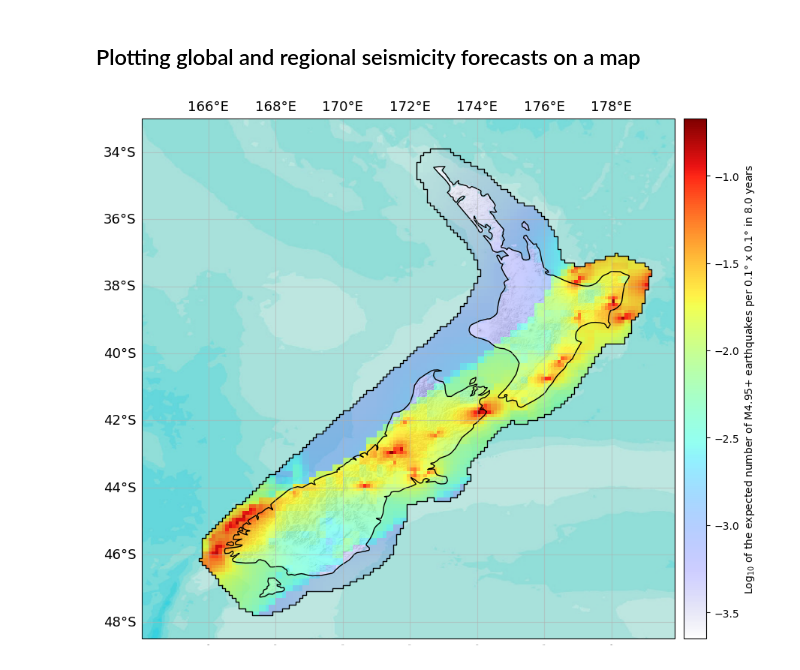
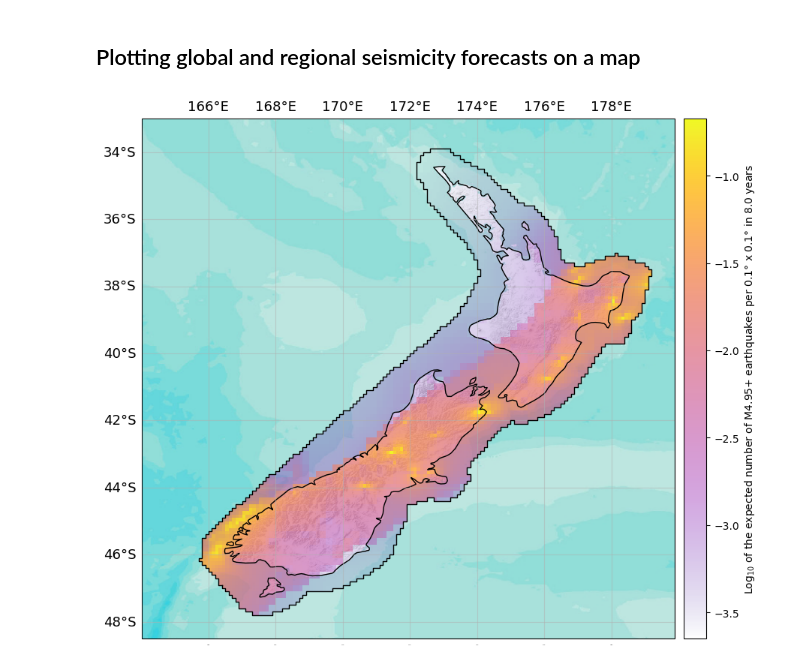
Before and after one commit to KennyGraham1/pyCSEP_followup_paper, a Jupyter notebook: notebooks/plot_figure_2.ipynb, the cells around one changed output. Drawn from its saved outputs; the diff is of its cells as text; code cells hidden in the pictures.

Commit message:
Changed cmap to help with color blindness

```diff
--- a/notebooks/plot_figure_2.ipynb
+++ b/notebooks/plot_figure_2.ipynb
@@ -328,32 +328,32 @@ gl.left_labels = True
 gl.xlabel_style = {'size': 13}
 gl.ylabel_style = {'size': 13}
 # gl.xlocator = mticker.FixedLocator([166,170, 174, 178])
 gl.xformatter = LONGITUDE_FORMATTER
 # gl.ylocator = mticker.FixedLocator([-35, -38, -41, -44, -47])
 gl.yformatter = LATITUDE_FORMATTER
 
 
 args_dict = {
             'title': None,
              'grid_labels': True,
              'borders': True,
              'xlabels_top' : True,
              'feature_lw': 0.5,
              'basemap': 'ESRI_terrain',
-             'cmap': 'jet',
+             'cmap': 'plasma',
              'vmin': -4.5,
              'vmax': -0.5,
              'alpha_exp': 0.8,
              'bbox_inches' : 'tight',
              'tight_layout': True,
              'pad_inches':0,
              'filename' : "../output/figure2",
              'clabel' : f'Log$_{{10}}$ of the expected number of M{GEAR1NZ_f.min_magnitude}+ earthquakes per 0.1° x 0.1° in {duration} years'
             }
 
 new_ax = GEAR1NZ_f.plot(extent=[164, 179.9,-48.5, -33],
                    show=True,
                    plot_args=args_dict,
                    ax = ax_GEAR1NZ)
 # %% [output]
-[figure, old version]
+[figure, new version]
```
Also changed, not shown: 3 other files.
